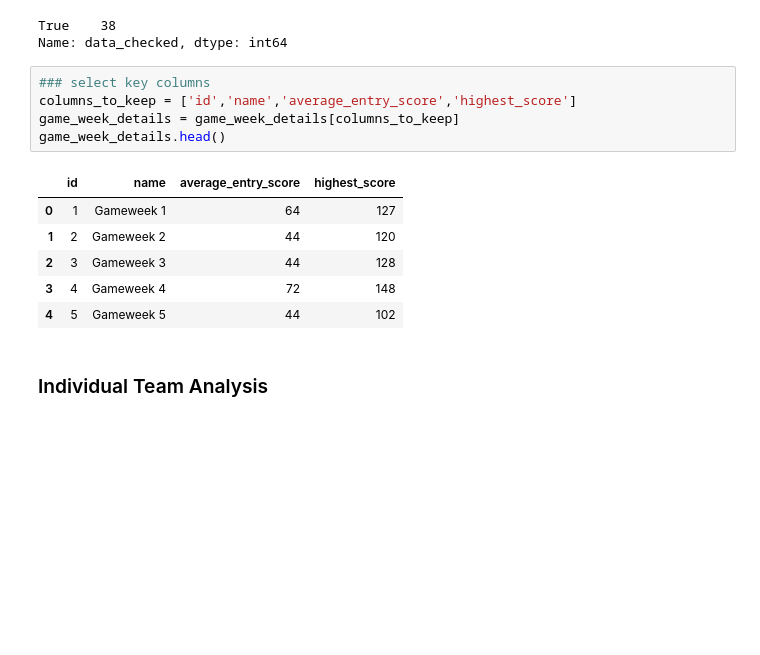
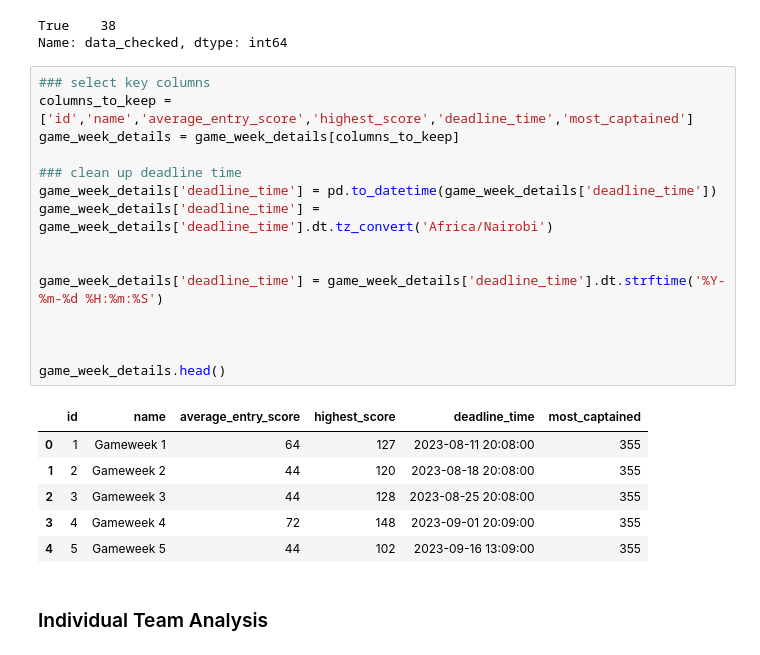
Before and after one commit to Neshmwaniki/FPL-Team-Analysis, a Jupyter notebook: Fantasy Premier League Analysis.ipynb, the cells around one changed output. Drawn from its saved outputs; the diff is of its cells as text; blank space fills up the shorter version.

Commit message:
Add files via upload
clean up

```diff
--- a/Fantasy Premier League Analysis.ipynb
+++ b/Fantasy Premier League Analysis.ipynb
@@ -101,16 +102,26 @@ True    38
 Name: data_checked, dtype: int64
 # %%
 ### select key columns
-columns_to_keep = ['id','name','average_entry_score','highest_score']
+columns_to_keep = ['id','name','average_entry_score','highest_score','deadline_time','most_captained']
 game_week_details = game_week_details[columns_to_keep]
+
+### clean up deadline time
+game_week_details['deadline_time'] = pd.to_datetime(game_week_details['deadline_time'])
+game_week_details['deadline_time'] =  game_week_details['deadline_time'].dt.tz_convert('Africa/Nairobi')
+
+
+game_week_details['deadline_time'] = game_week_details['deadline_time'].dt.strftime('%Y-%m-%d %H:%m:%S')
+
+
+
 game_week_details.head()
 # %% [output]
-|  | id | name | average_entry_score | highest_score |
-| 0 | 1 | Gameweek 1 | 64 | 127 |
-| 1 | 2 | Gameweek 2 | 44 | 120 |
-| 2 | 3 | Gameweek 3 | 44 | 128 |
-| 3 | 4 | Gameweek 4 | 72 | 148 |
-| 4 | 5 | Gameweek 5 | 44 | 102 |
+|  | id | name | average_entry_score | highest_score | deadline_time | most_captained |
+| 0 | 1 | Gameweek 1 | 64 | 127 | 2023-08-11 20:08:00 | 355 |
+| 1 | 2 | Gameweek 2 | 44 | 120 | 2023-08-18 20:08:00 | 355 |
+| 2 | 3 | Gameweek 3 | 44 | 128 | 2023-08-25 20:08:00 | 355 |
+| 3 | 4 | Gameweek 4 | 72 | 148 | 2023-09-01 20:09:00 | 355 |
+| 4 | 5 | Gameweek 5 | 44 | 102 | 2023-09-16 13:09:00 | 355 |
 # %% [markdown]
 ### Individual Team Analysis
 # %%
```
Also changed, not shown: parts of 15 cells of this notebook.
